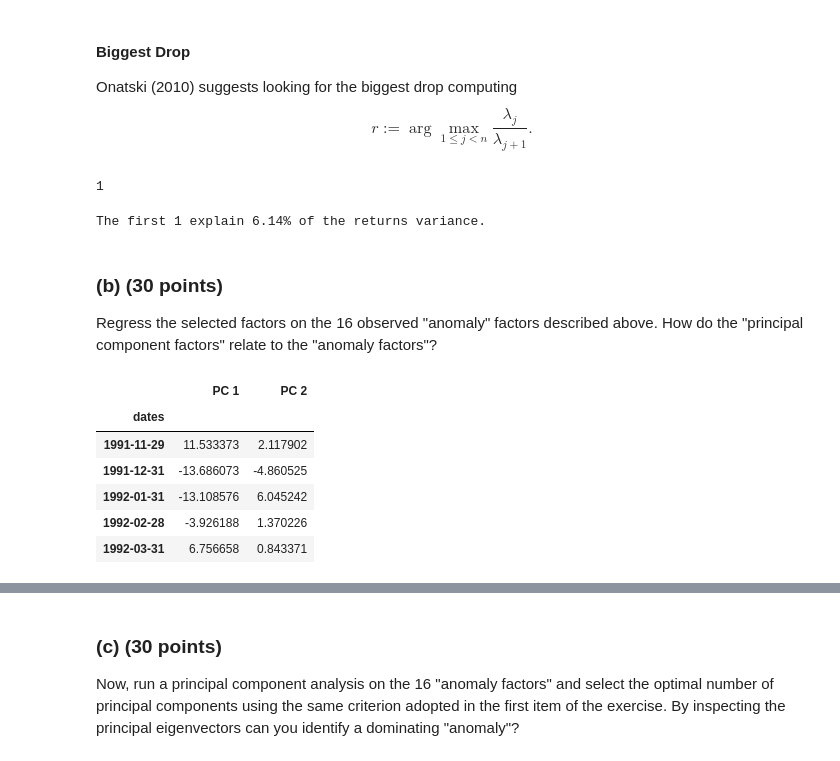
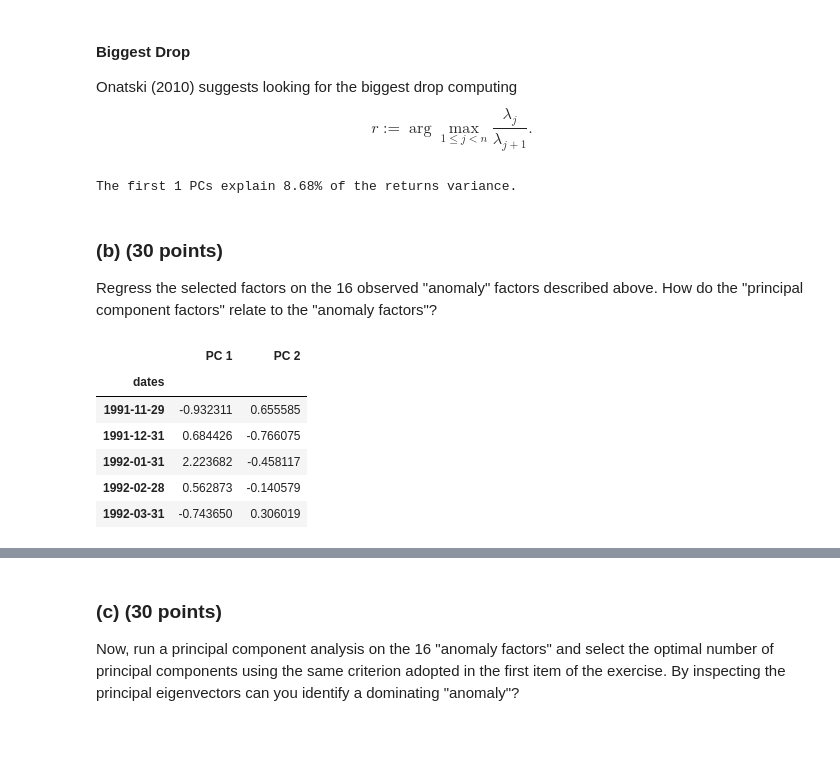
Before and after one commit to guimasuko/AssignmentEconometricsIV, a Jupyter notebook: code/q1_python.ipynb, the cells around one changed output, grey strips where cells are left out. Cells and saved outputs as stored; diff of their text form; code cells hidden in the pictures.

```diff
--- a/code/q1_python.ipynb
+++ b/code/q1_python.ipynb
@@ -177,0 +166,2 @@ PCA()
+# %%
+pcs, gammas, lambdas, alphas = PCA_function(returns)
@@ -207,6 +219,3 @@ $$
 \alpha_j=\frac{\lambda_j}{\sum_{j=1}^n \lambda_j}
 $$
 for $j \in\{1, \ldots, n\}$.
-# %%
-alphas = pca.explained_variance_ratio_
-cumulated_alphas = pca.explained_variance_ratio_.cumsum()
@@ -289,0 +257,2 @@ The first 2 explain 9.5% of the returns variance.
+# %%
+n_pc_rt = rule_thumb(alphas)
@@ -321,26 +275,19 @@ r_vector_ = r_vector[:-1]
-# %%
-max_value = max(r_vector_)
-n_pca_bd = np.argmax(r_vector_) + 1
-n_pca_bd
-# %% [output]
-1
-# %%
-variance_explained = round(cumulated_alphas[n_pca_bd - 1]*100, 2)
-print(f'The first {n_pca_bd} explain {variance_explained}% of the returns variance.')
-# %% [output]
-The first 1 explain 6.14% of the returns variance.
+# %%
+n_pc_bd = biggest_drop(lambdas)
+# %% [output]
+The first 1 PCs explain 8.68% of the returns variance.
 # %% [markdown]
 ### (b) (30 points)
 Regress the selected factors on the 16 observed "anomaly" factors described above. How do the "principal component factors" relate to the "anomaly factors"?
 # %%
 # rule of thumb
-pca_rt = components.iloc[:,:n_pca_rt]
+pca_rt = pcs.iloc[:,:n_pc_rt]
 pca_rt.head()
 # %% [output]
 |  | PC 1 | PC 2 |
 | dates |  |  |
-| 1991-11-29 | 11.533373 | 2.117902 |
-| 1991-12-31 | -13.686073 | -4.860525 |
-| 1992-01-31 | -13.108576 | 6.045242 |
-| 1992-02-28 | -3.926188 | 1.370226 |
-| 1992-03-31 | 6.756658 | 0.843371 |
+| 1991-11-29 | -0.932311 | 0.655585 |
+| 1991-12-31 | 0.684426 | -0.766075 |
+| 1992-01-31 | 2.223682 | -0.458117 |
+| 1992-02-28 | 0.562873 | -0.140579 |
+| 1992-03-31 | -0.743650 | 0.306019 |
```
Also changed, not shown: parts of 67 cells of this notebook, 4 other files.
